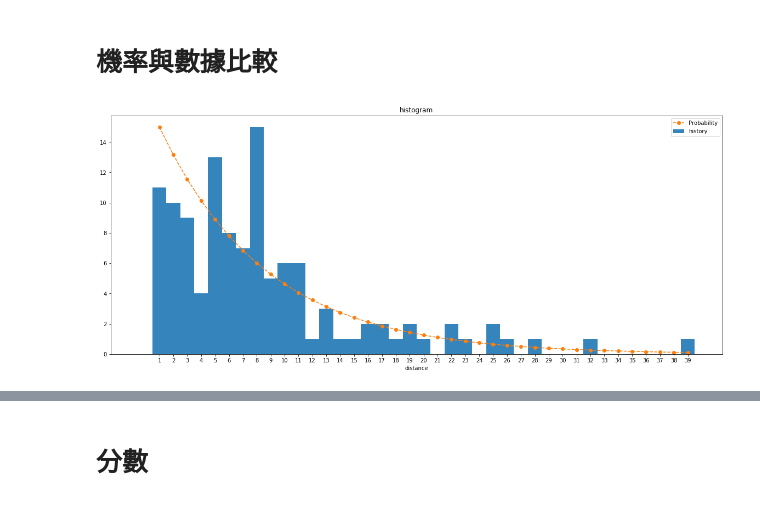
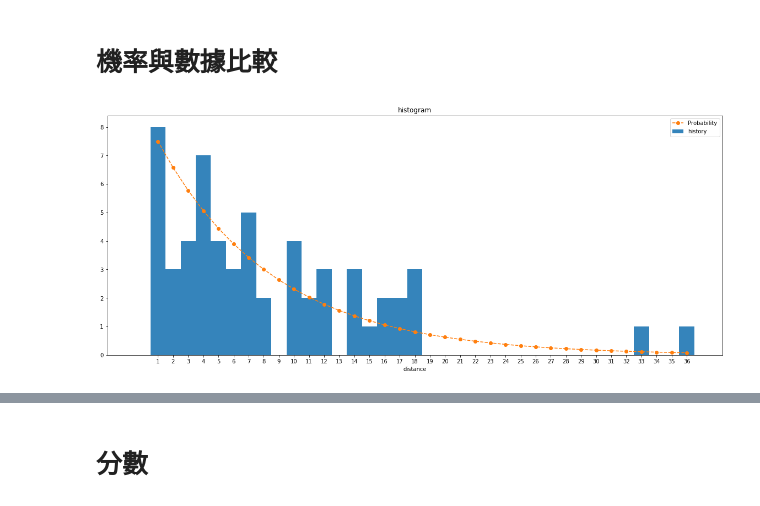
Before and after one commit to Lo-Kuo-Feng/lottery, a Jupyter notebook: 創建一段時間的樂透歷史數據從出現間隔分析.ipynb, the cells around one changed output, grey strips where cells are left out. Drawn from its saved outputs; the diff is of its cells as text; code cells hidden in the pictures.

```diff
--- a/創建一段時間的樂透歷史數據從出現間隔分析.ipynb
+++ b/創建一段時間的樂透歷史數據從出現間隔分析.ipynb
@@ -28,8 +28,8 @@ def make_history_distance_histogram(history=None, analysis_number=1):
         else:
             distance.append(ball_in[i]-ball_in[i-1])
 
-    probability = [None, times*(6/49)*(6/49)]
-    constant = times*(6/49)*(6/49)
+    probability = [None, len(history)*(6/49)*(6/49)]
+    constant = len(history)*(6/49)*(6/49)
     for i in range(max(distance)-1):
         constant *= (43/49)
         probability.append(constant)
@@ -44,27 +44,27 @@ def histogram(distance=None):
         histogram.append(c)
     return histogram
 # %%
-times=1000
+times=500
 history = make_winning_numbers_history(times=times)   #歷史數據
 # %% [markdown]
 # 機率與數據比較
 # %%
-analysis_number = 1
-probability, distance = make_history_distance_histogram(history=history, analysis_number=analysis_number)
+analysis_number = 12
+probability_list, distance_list = make_history_distance_histogram(history=history, analysis_number=analysis_number)
 # %%
 from matplotlib import pyplot as plt
 import numpy as np
 
-dis = np.array(distance)
-pro = np.array(probability)
+dis = np.array(distance_list)
+pro = np.array(probability_list)
 
 plt.figure(figsize=(20,8))
 plt.hist(dis, bins = list(range(max(dis)+2)), label="history", align="left", alpha=0.9)
 plt.plot(pro,'--o', label="Probability")
 plt.legend()
 plt.title("histogram")
 plt.xlabel("distance")
 plt.xticks(np.arange(1, max(dis)+1, 1))
 plt.show()
 # %% [output]
-[figure, old version]
+[figure, new version]
```
Also changed, not shown: parts of 6 cells of this notebook.
